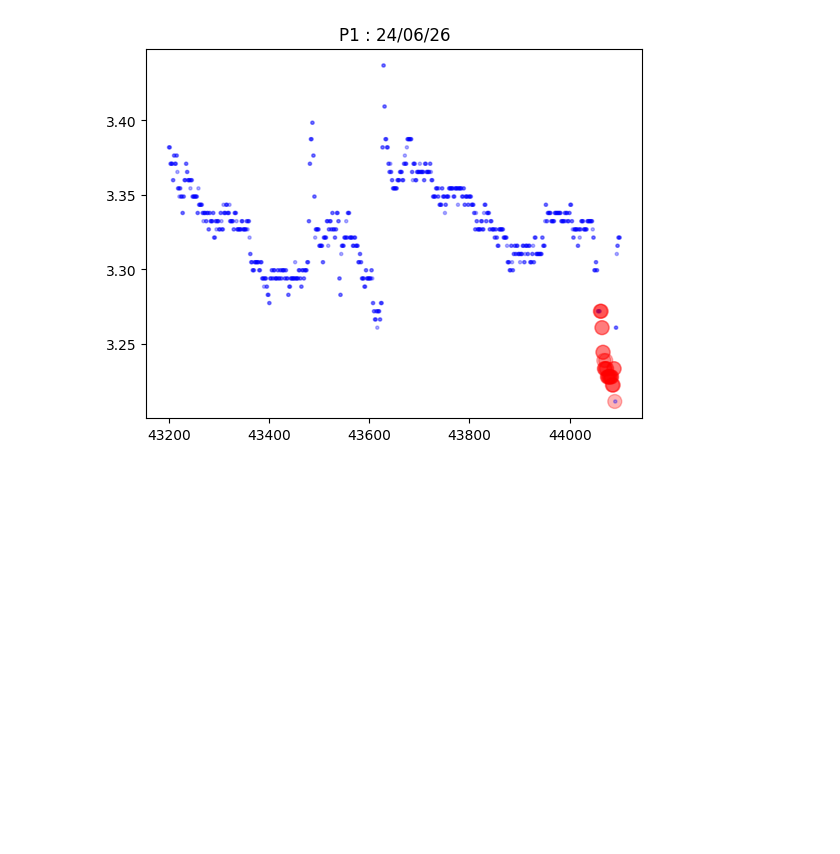
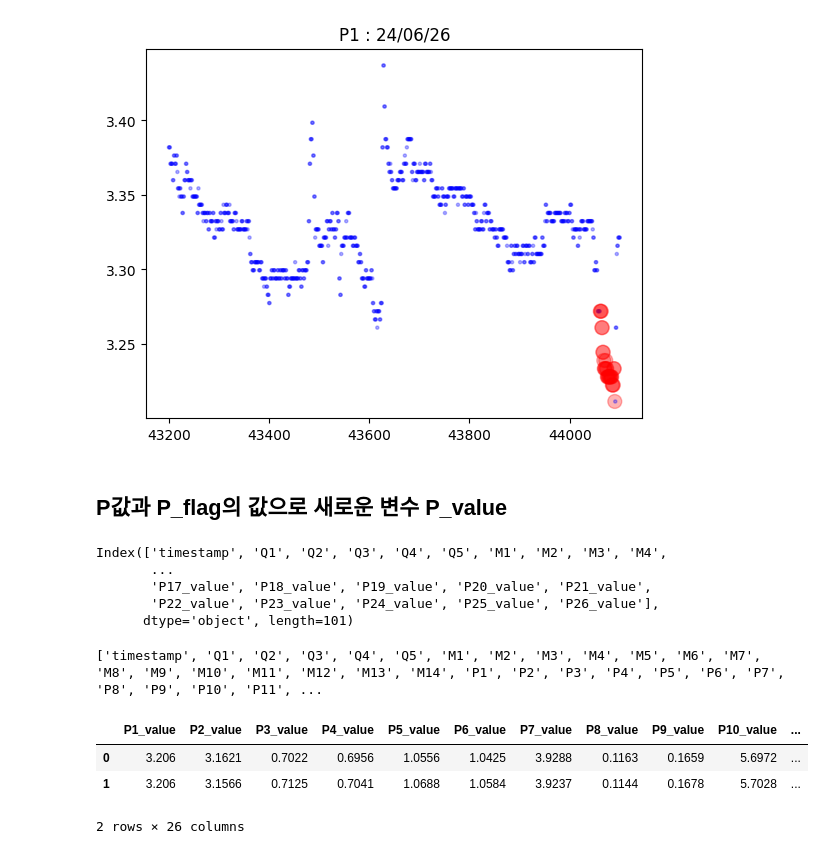
Before and after one commit to Kim-Yeon-Jun/Dacon, a Jupyter notebook: K-water/0_EDA.ipynb, the cells around one changed output. Cells and saved outputs as stored; diff of their text form; code cells hidden in the pictures; blank space fills up the shorter version.

```diff
--- a/K-water/0_EDA.ipynb
+++ b/K-water/0_EDA.ipynb
@@ -204,3 +204,32 @@ def Visualize_Column(df, nrow, ncol, div_col_name:str, target_col_name:str, figs
 Visualize_Column(df, 6,6,'date','P1', endpoint=True)
 # %% [output]
 [figure]
+# %% [markdown]
+## P값과 P_flag의 값으로 새로운 변수 P_value
+# %%
+import re
+# 정규표현식을 사용해 자동으로 column 이름 매핑
+for col in df.columns:
+    match = re.match(r'^(P\d+)_flag$', col)  # flag 컬럼 찾기
+    if match:
+        prefix = match.group(1)  # P1, P2, P3 중 하나 추출
+        df[f'{prefix}_value'] = df[prefix] * abs(df[col]-1)  # 곱한 값을 새로운 컬럼에 추가
+
+df.columns
+# %% [output]
+Index(['timestamp', 'Q1', 'Q2', 'Q3', 'Q4', 'Q5', 'M1', 'M2', 'M3', 'M4',
+       ...
+       'P17_value', 'P18_value', 'P19_value', 'P20_value', 'P21_value',
+       'P22_value', 'P23_value', 'P24_value', 'P25_value', 'P26_value'],
+      dtype='object', length=101)
+# %%
+print(list(df.columns))
+# %% [output]
+['timestamp', 'Q1', 'Q2', 'Q3', 'Q4', 'Q5', 'M1', 'M2', 'M3', 'M4', 'M5', 'M6', 'M7', 'M8', 'M9', 'M10', 'M11', 'M12', 'M13', 'M14', 'P1', 'P2', 'P3', 'P4', 'P5', 'P6', 'P7', 'P8', 'P9', 'P10', 'P11', ...
+# %%
+df.iloc[:2,75:]
+# %% [output]
+|  | P1_value | P2_value | P3_value | P4_value | P5_value | P6_value | P7_value | P8_value | P9_value | P10_value | ... |
+| 0 | 3.206 | 3.1621 | 0.7022 | 0.6956 | 1.0556 | 1.0425 | 3.9288 | 0.1163 | 0.1659 | 5.6972 | ... |
+| 1 | 3.206 | 3.1566 | 0.7125 | 0.7041 | 1.0688 | 1.0584 | 3.9237 | 0.1144 | 0.1678 | 5.7028 | ... |
+2 rows × 26 columns
```
Also changed, not shown: parts of 10 cells of this notebook, 5 other files.
